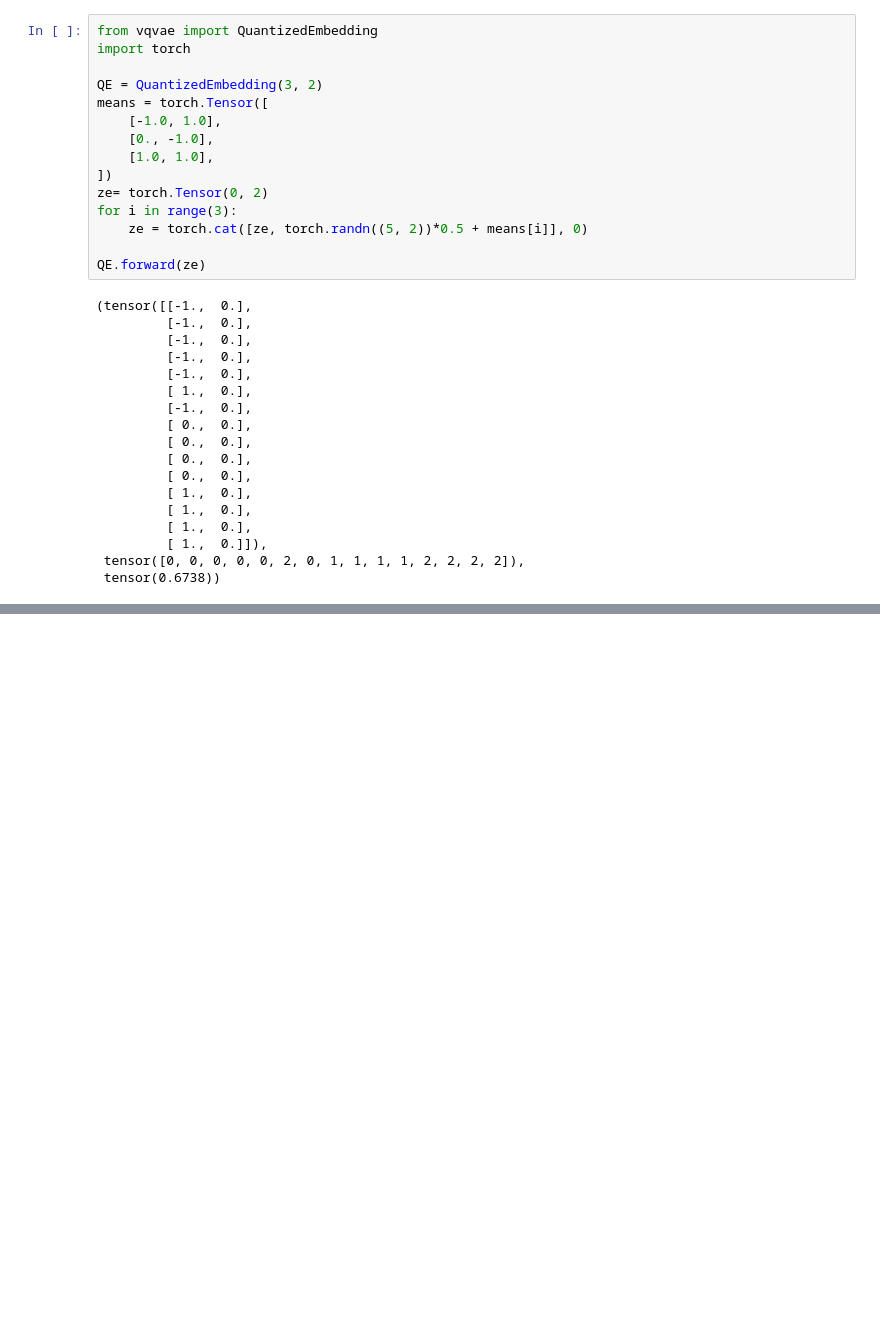
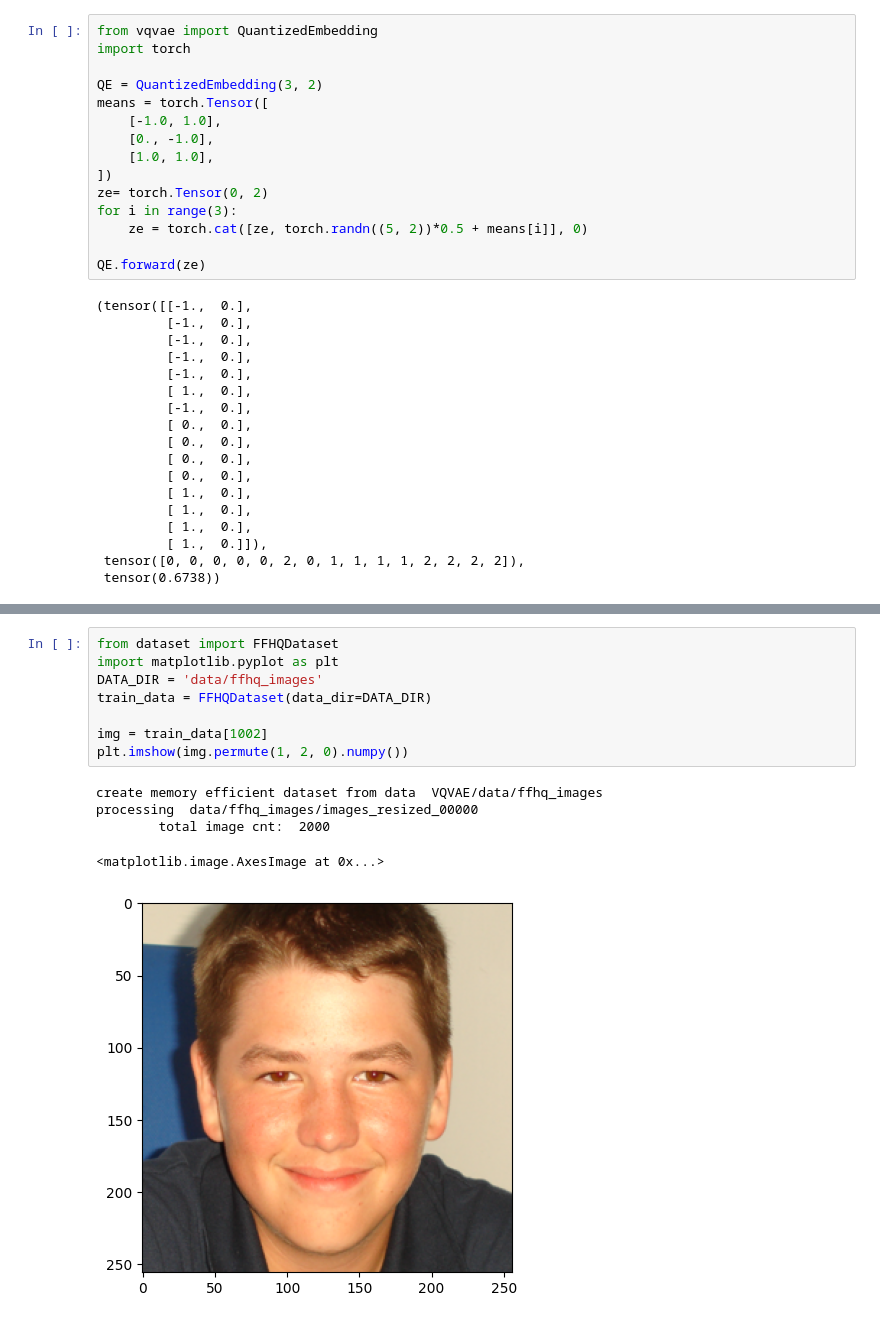
Before and after one commit to AliceOfSNU/VQVAE2, a Jupyter notebook: notebook.ipynb, the cells around one changed output, grey strips where cells are left out. Saved outputs shown, nothing was run; the diff lists cells and outputs as text; blank space fills up the shorter version.

Commit message:
fixed vqvae model

```diff
--- a/notebook.ipynb
+++ b/notebook.ipynb
@@ -272,0 +274,14 @@ KeyboardInterrupt:
+# %%
+from dataset import FFHQDataset
+import matplotlib.pyplot as plt
+DATA_DIR = 'data/ffhq_images'
+train_data = FFHQDataset(data_dir=DATA_DIR)
+
+img = train_data[1002]
+plt.imshow(img.permute(1, 2, 0).numpy())
+# %% [output]
+create memory efficient dataset from data  VQVAE/data/ffhq_images
+processing  data/ffhq_images/images_resized_00000
+        total image cnt:  2000
+<matplotlib.image.AxesImage at 0x...>
+[figure, added]
```
Also changed, not shown: parts of 1 cell of this notebook, 4 other files.
